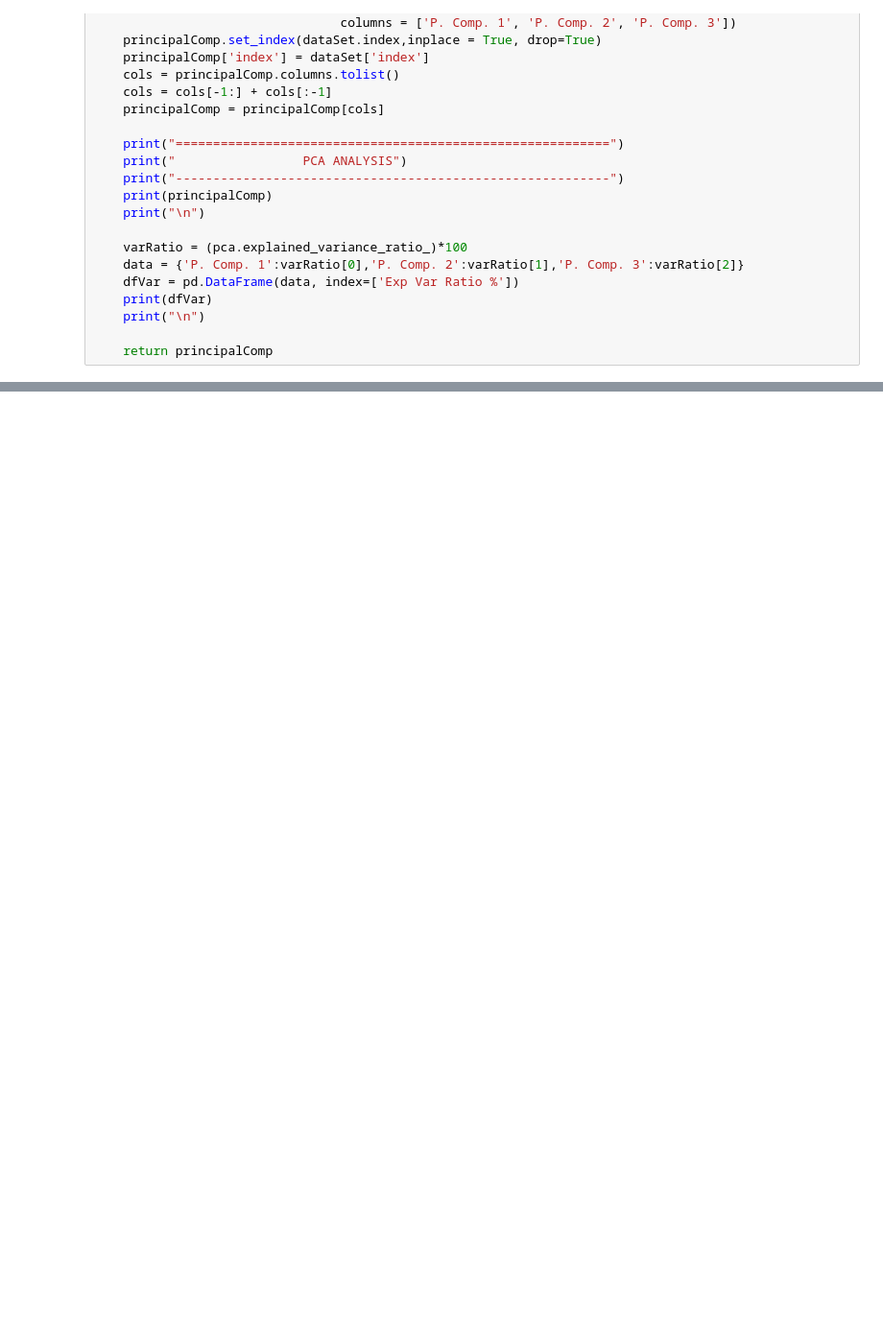
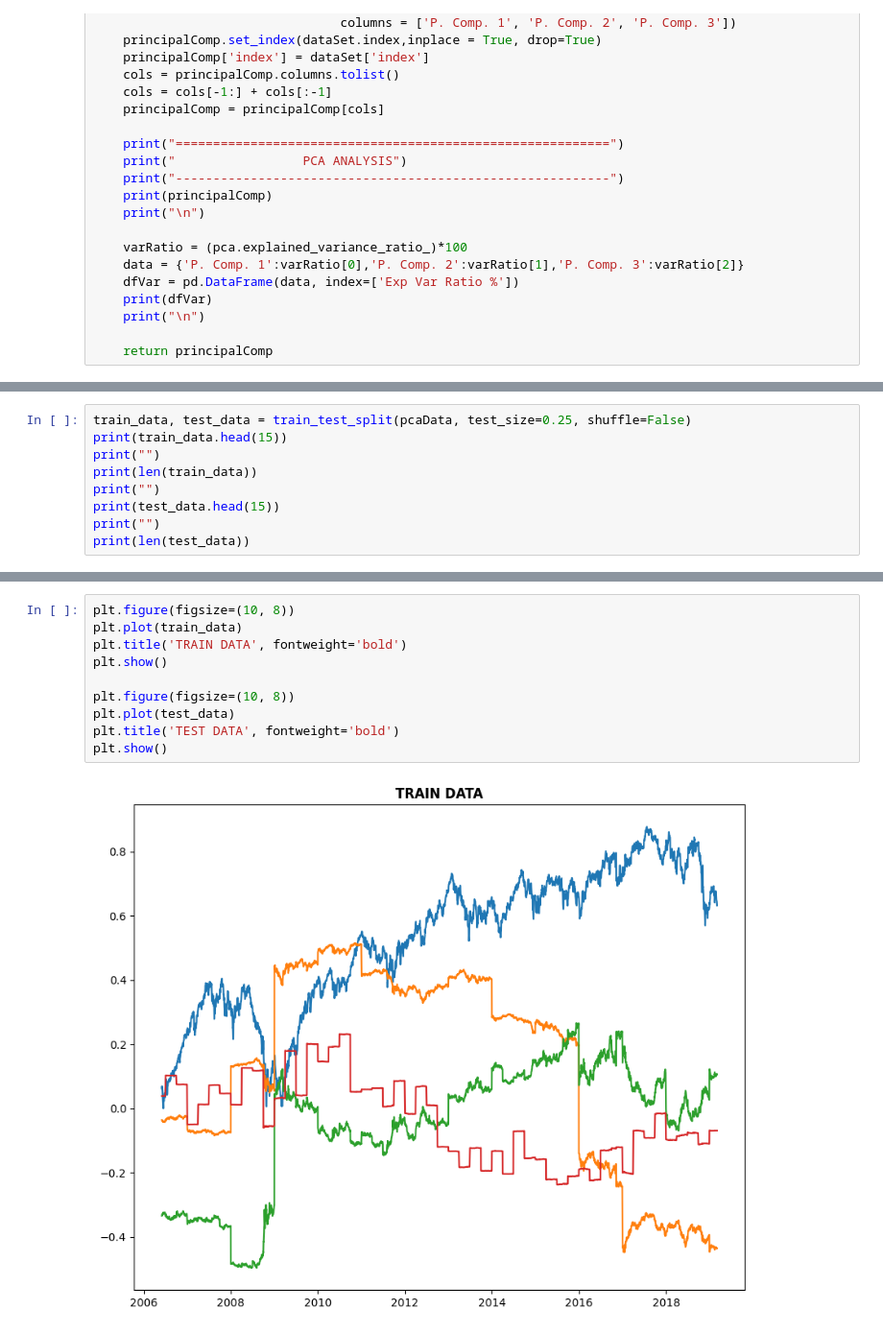
Before and after one commit to egonzaleznez/tc2034, a Jupyter notebook: 250602 example.ipynb, the cells around one changed output, grey strips where cells are left out. Shown at 96% size. Saved outputs shown, nothing was run; the diff lists cells and outputs as text; blank space fills up the shorter version.

```diff
--- a/250602 example.ipynb
+++ b/250602 example.ipynb
@@ -174,2 +187,11 @@ Exp Var Ratio %   54.967806   20.448765   11.531775
 | 2006-06-13 | 0.0000 | -0.042787 | -0.323542 | 0.039144 |
 | 2006-06-14 | 0.0037 | -0.041568 | -0.325375 | 0.039060 |
+# %%
+train_data, test_data = train_test_split(pcaData, test_size=0.25, shuffle=False)
+print(train_data.head(15))
+print("")
+print(len(train_data))
+print("")
+print(test_data.head(15))
+print("")
+print(len(test_data))
@@ -175,0 +216,12 @@ Exp Var Ratio %   54.967806   20.448765   11.531775
+# %%
+plt.figure(figsize=(10, 8))
+plt.plot(train_data)
+plt.title('TRAIN DATA', fontweight='bold')
+plt.show()
+
+plt.figure(figsize=(10, 8))
+plt.plot(test_data)
+plt.title('TEST DATA', fontweight='bold')
+plt.show()
+# %% [output]
+[figure, added]
```
Also changed, not shown: parts of 8 cells of this notebook.
